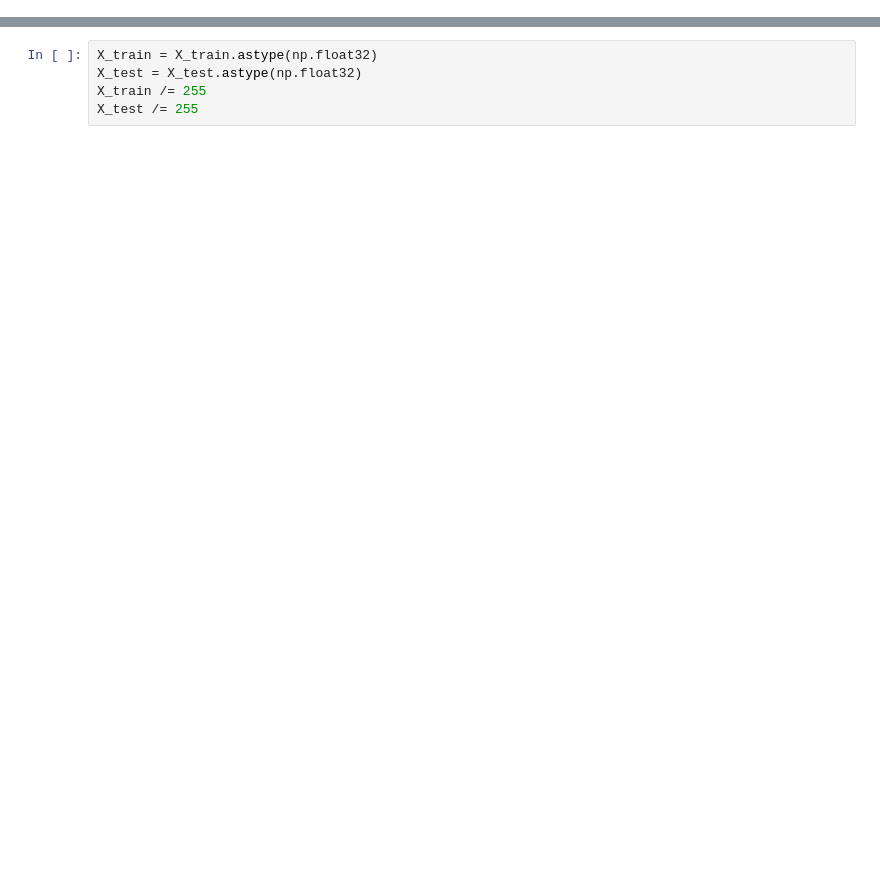
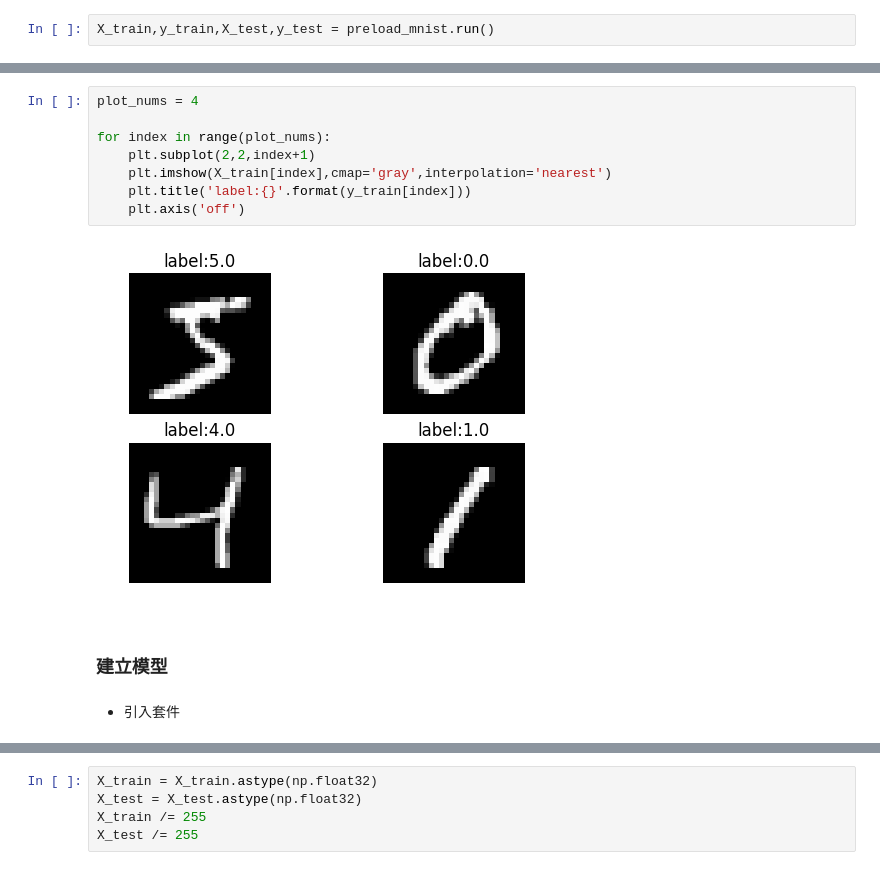
Before and after one commit to ihongChen/keras-tutorial, a Jupyter notebook: mnist-classify.ipynb, the cells around one changed output, grey strips where cells are left out. Drawn from its saved outputs; the diff is of its cells as text; blank space fills up the shorter version.

```diff
--- a/mnist-classify.ipynb
+++ b/mnist-classify.ipynb
@@ -242,0 +11,2 @@ test_labels = load_test_labels()
+# %%
+X_train,y_train,X_test,y_test = preload_mnist.run()
@@ -255,5 +46,19 @@ train_labels[:10]
 # %% [output]
 array([ 5.,  0.,  4.,  1.,  9.,  2.,  1.,  3.,  1.,  4.])
+# %%
+plot_nums = 4
+
+for index in range(plot_nums):
+    plt.subplot(2,2,index+1)
+    plt.imshow(X_train[index],cmap='gray',interpolation='nearest')
+    plt.title('label:{}'.format(y_train[index]))
+    plt.axis('off')
+# %% [output]
+[figure, added]
+# %% [markdown]
+### 建立模型
+# %% [markdown]
+* 引入套件
 # %%
 import keras
 np.random.seed(1337)
```
Also changed, not shown: parts of 31 cells of this notebook.
